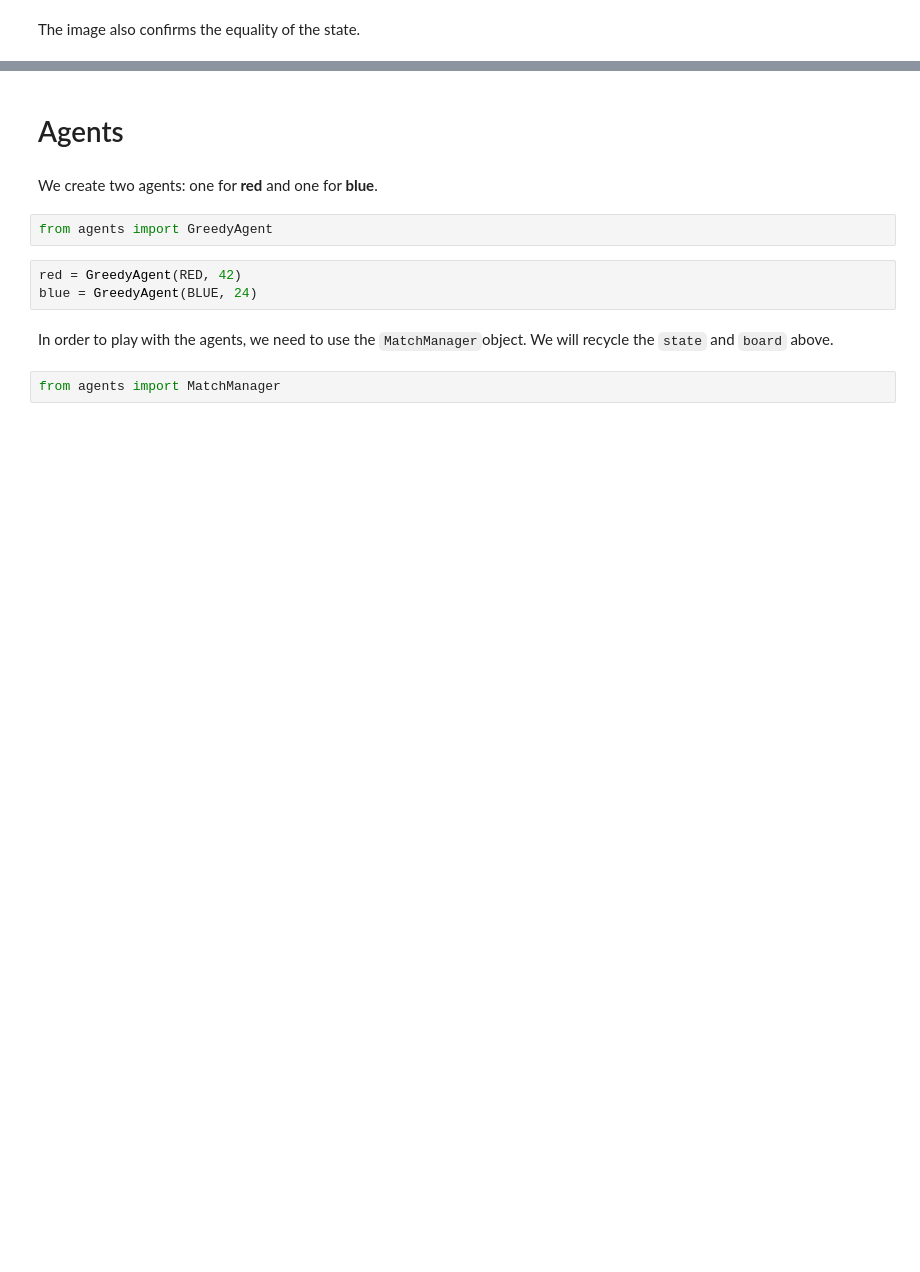
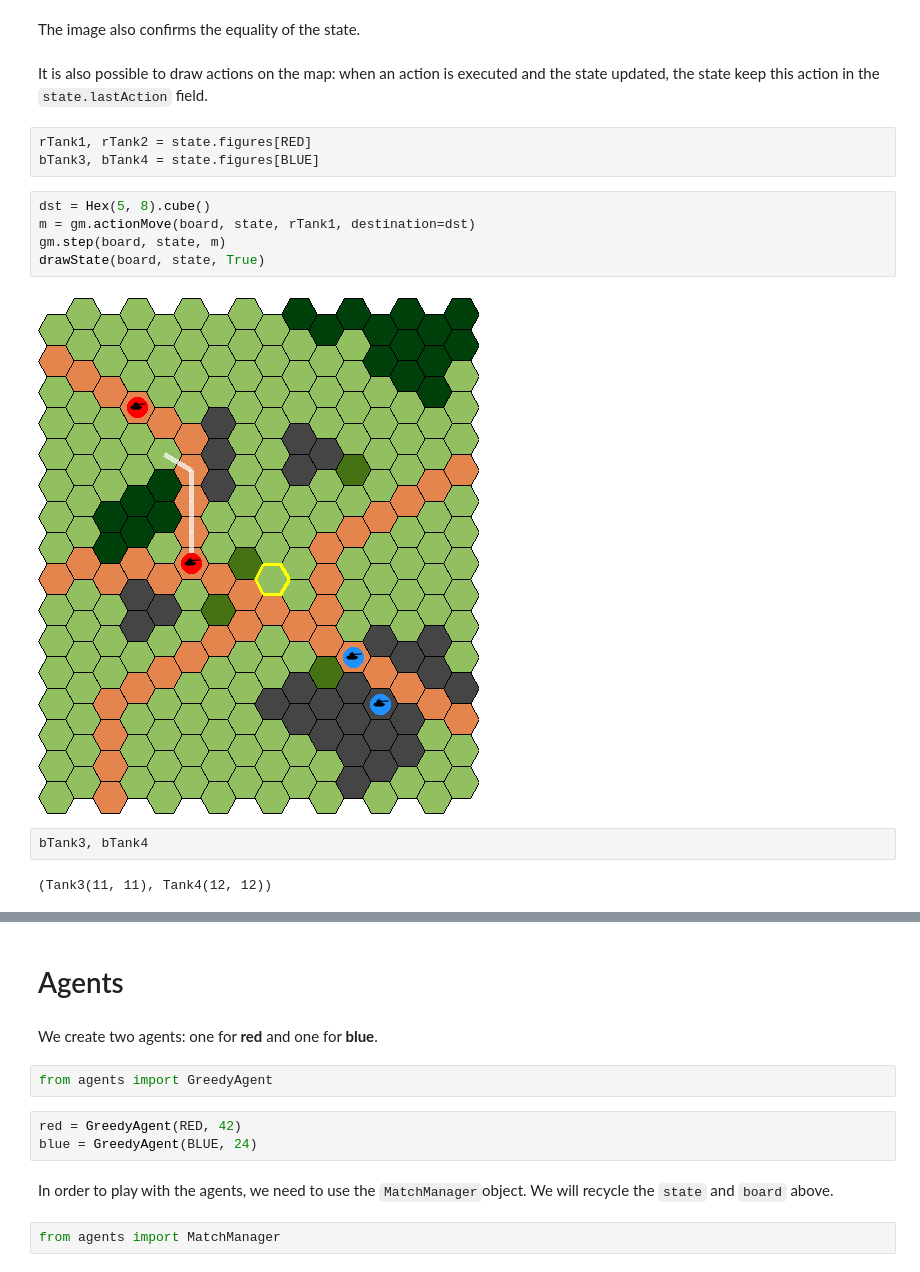
Before and after one commit to IDSIA/NewTechnoWar, a Jupyter notebook: code/tutorial.ipynb, the cells around one changed output, grey strips where cells are left out. Cells and saved outputs as stored; diff of their text form; blank space fills up the shorter version.

Commit message:
Added drawing of actions to map.

```diff
--- a/code/tutorial.ipynb
+++ b/code/tutorial.ipynb
@@ -100,2 +100,18 @@ drawState(board, state)
 # %% [markdown]
 The image also confirms the equality of the state.
+# %% [markdown]
+It is also possible to draw actions on the map: when an action is executed and the state updated, the state keep this action in the `state.lastAction` field.
+# %%
+rTank1, rTank2 = state.figures[RED]
+bTank3, bTank4 = state.figures[BLUE]
+# %%
+dst = Hex(5, 8).cube()
+m = gm.actionMove(board, state, rTank1, destination=dst)
+gm.step(board, state, m)
+drawState(board, state, True)
+# %% [output]
+[figure, added]
+# %%
+bTank3, bTank4
+# %% [output]
+(Tank3(11, 11), Tank4(12, 12))
```
Also changed, not shown: parts of 12 cells of this notebook, 2 other files.
